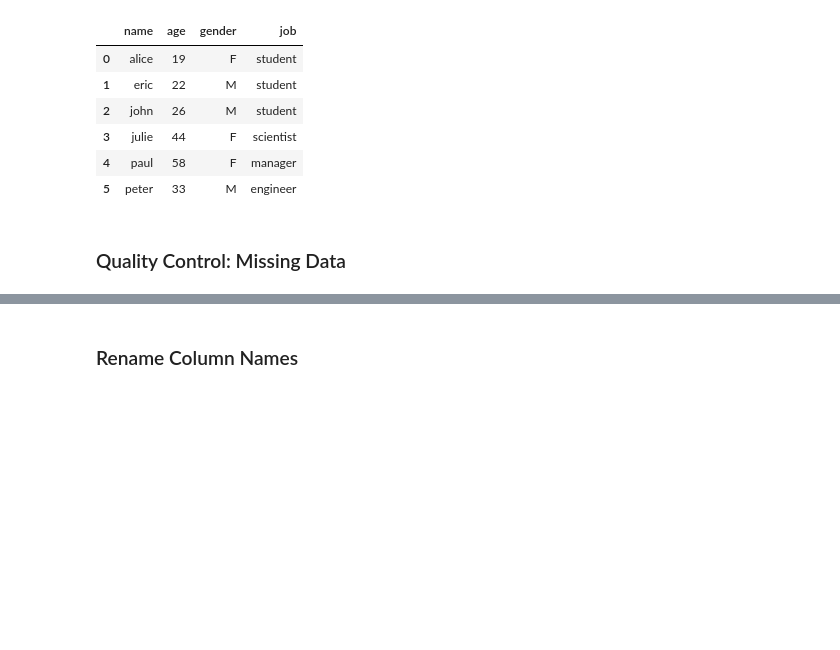
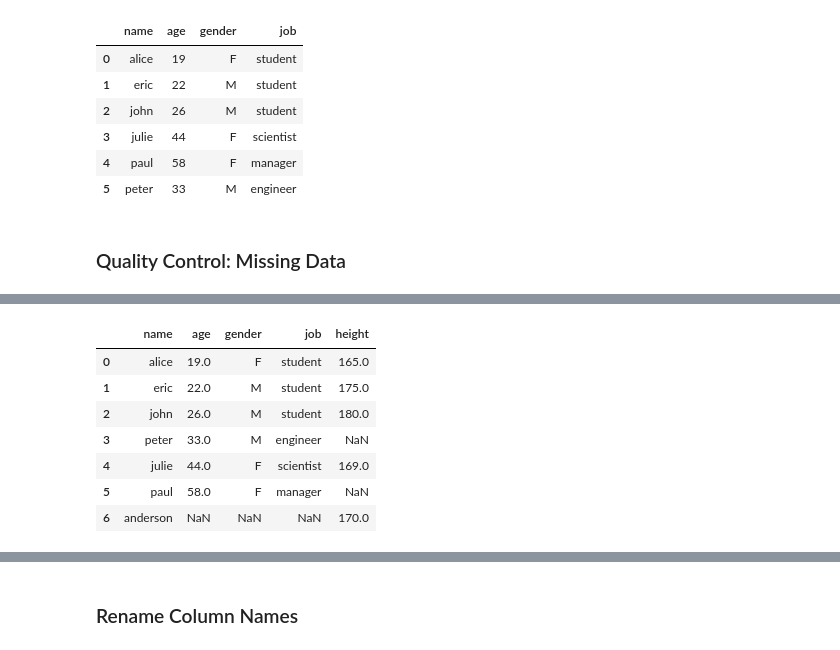
Before and after one commit to toarnabtrainer/Techno_India_MBA_2023, a Jupyter notebook: MBA-Pandas.ipynb, the cells around one changed output, grey strips where cells are left out. Saved outputs shown, nothing was run; the diff lists cells and outputs as text; code cells hidden in the pictures; blank space fills up the shorter version.

```diff
--- a/MBA-Pandas.ipynb
+++ b/MBA-Pandas.ipynb
@@ -985,0 +1210,3 @@ df
+# %%
+df = merge_outer.copy()
+df
@@ -985,0 +1222,12 @@ df
+# %%
+df.sort_values(by = "age", inplace=True, ignore_index=True)
+df
+# %% [output]
+|  | name | age | gender | job | height |
+| 0 | alice | 19.0 | F | student | 165.0 |
+| 1 | eric | 22.0 | M | student | 175.0 |
+| 2 | john | 26.0 | M | student | 180.0 |
+| 3 | peter | 33.0 | M | engineer | NaN |
+| 4 | julie | 44.0 | F | scientist | 169.0 |
+| 5 | paul | 58.0 | F | manager | NaN |
+| 6 | anderson | NaN | NaN | NaN | 170.0 |
```
Also changed, not shown: parts of 25 cells of this notebook.
